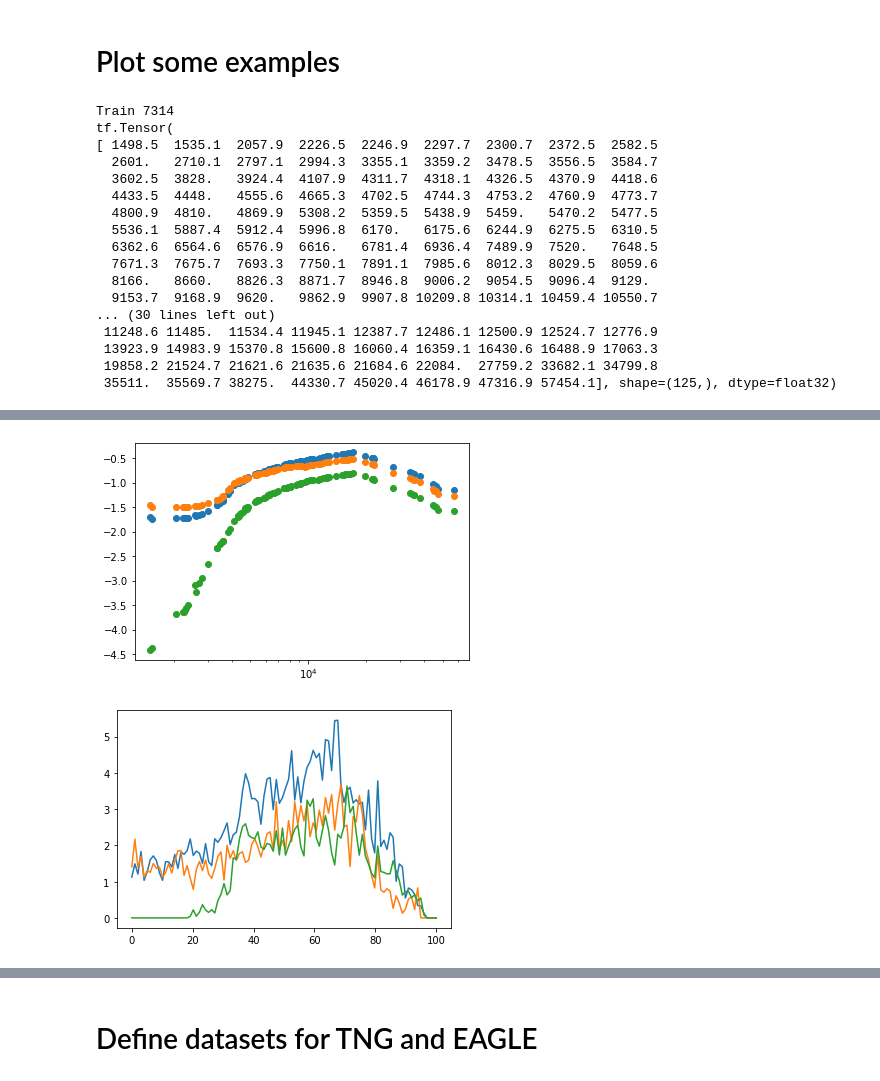
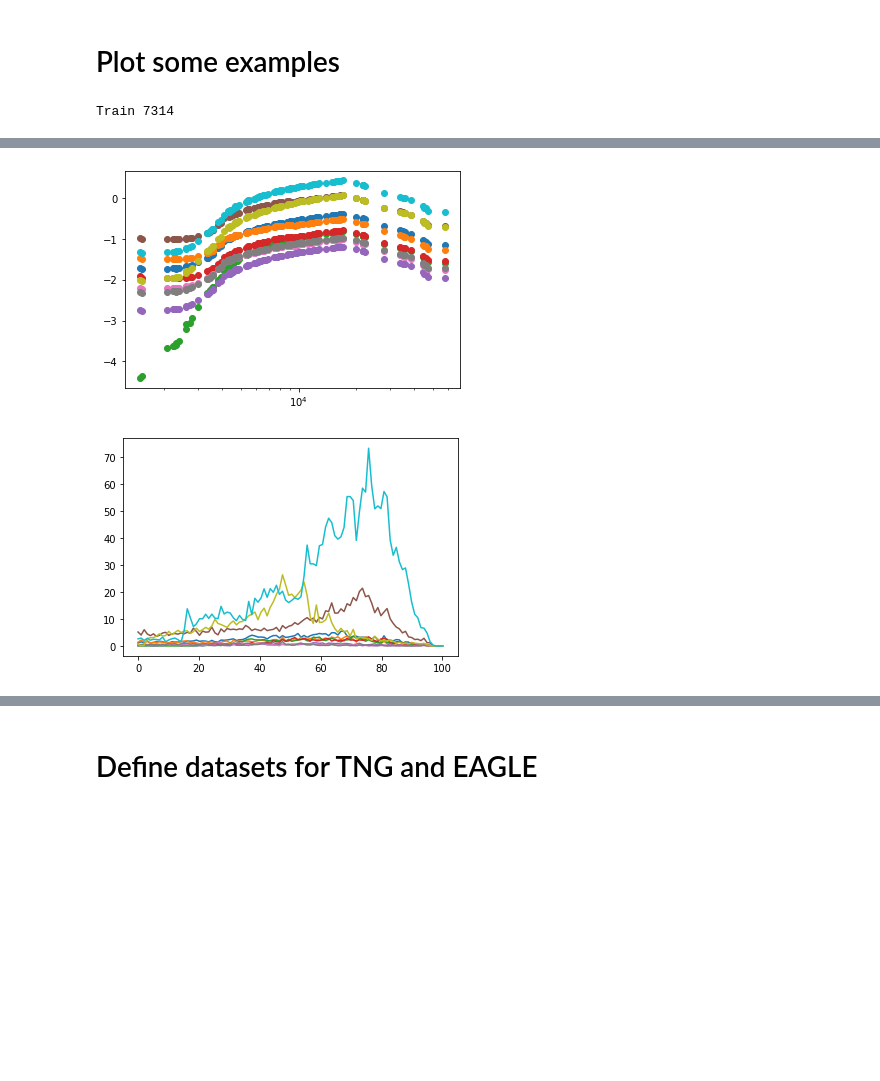
Before and after one commit to EiffL/sfh-inference-hackathon, a Jupyter notebook: notebooks/eagle_pixelCNN.ipynb, the cells around one changed output, grey strips where cells are left out. Saved outputs shown, nothing was run; the diff lists cells and outputs as text; code cells hidden in the pictures; blank space fills up the shorter version.

```diff
--- a/notebooks/eagle_pixelCNN.ipynb
+++ b/notebooks/eagle_pixelCNN.ipynb
@@ -30,33 +25,18 @@ import numpy as np
 print("Train",len(dset_eagle))
 
 fig, axs = plt.subplots(1, 1)
-for example in dset_eagle.take(3):
+for example in dset_eagle.take(10):
     #print((example['wl_sort'])[example['inds_valid']])
+    time_vec = example['time']
     inds_valid = example['inds_valid']
     axs.scatter((example['wl_sort'])[example['inds_valid']],np.log10(example['sed']))
     axs.set_xscale('log')
 
 fig, axs = plt.subplots(1, 1)
-for example in dset_eagle.take(3):
+for example in dset_eagle.take(10):
     #print(wl[example['inds_valid']])
     axs.plot(example['time'],example['SFR_Max'])
     #axs.set_xscale('log')
     #sed = (tf.gather(example['sed'],inds, axis=1) + 20.70243)/2.0466275
 # %% [output]
 Train 7314
-tf.Tensor(
-[ 1498.5  1535.1  2057.9  2226.5  2246.9  2297.7  2300.7  2372.5  2582.5
-  2601.   2710.1  2797.1  2994.3  3355.1  3359.2  3478.5  3556.5  3584.7
-  3602.5  3828.   3924.4  4107.9  4311.7  4318.1  4326.5  4370.9  4418.6
-  4433.5  4448.   4555.6  4665.3  4702.5  4744.3  4753.2  4760.9  4773.7
-  4800.9  4810.   4869.9  5308.2  5359.5  5438.9  5459.   5470.2  5477.5
-  5536.1  5887.4  5912.4  5996.8  6170.   6175.6  6244.9  6275.5  6310.5
-  6362.6  6564.6  6576.9  6616.   6781.4  6936.4  7489.9  7520.   7648.5
-  7671.3  7675.7  7693.3  7750.1  7891.1  7985.6  8012.3  8029.5  8059.6
-  8166.   8660.   8826.3  8871.7  8946.8  9006.2  9054.5  9096.4  9129.
-  9153.7  9168.9  9620.   9862.9  9907.8 10209.8 10314.1 10459.4 10550.7
-... (30 lines left out)
- 11248.6 11485.  11534.4 11945.1 12387.7 12486.1 12500.9 12524.7 12776.9
- 13923.9 14983.9 15370.8 15600.8 16060.4 16359.1 16430.6 16488.9 17063.3
- 19858.2 21524.7 21621.6 21635.6 21684.6 22084.  27759.2 33682.1 34799.8
- 35511.  35569.7 38275.  44330.7 45020.4 46178.9 47316.9 57454.1], shape=(125,), dtype=float32)
@@ -65,5 +45,5 @@ tf.Tensor(
-[figure, old version]
+[figure, new version]
-[figure, old version]
+[figure, new version]
 # %%
 import matplotlib.pyplot as plt
 print("Train",len(dset_tng))
```
Also changed, not shown: parts of 32 cells of this notebook.
